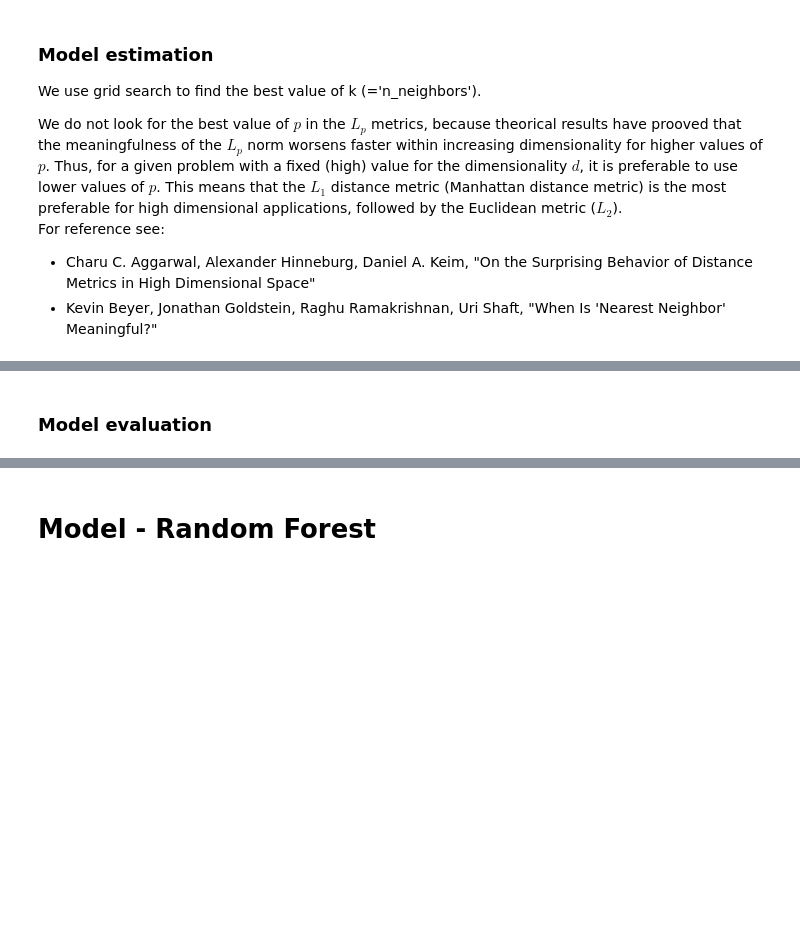
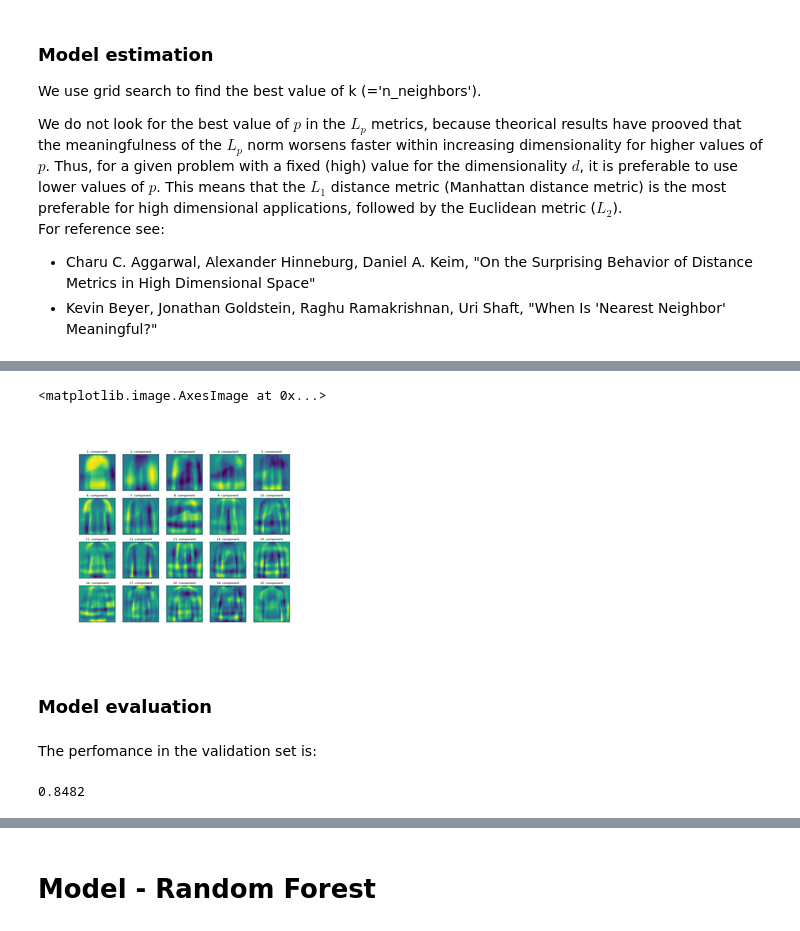
Before and after one commit to rmazzier/MLProjectDS-2020, a Jupyter notebook: All models.ipynb, the cells around one changed output, grey strips where cells are left out. Saved outputs shown, nothing was run; the diff lists cells and outputs as text; code cells hidden in the pictures; blank space fills up the shorter version.

```diff
--- a/All models.ipynb
+++ b/All models.ipynb
@@ -269,2 +418,16 @@ from sklearn.model_selection import StratifiedKFold
+# %%
+#load the figure
+img = mpimg.imread('first 20 PCs.png')
+plt.axis('off')
+plt.imshow(img,interpolation='spline36')
+# %% [output]
+<matplotlib.image.AxesImage at 0x...>
+[figure, added]
 # %% [markdown]
 ### Model evaluation
+# %% [markdown]
+The perfomance in the validation set is:
+# %%
+knn.score(x_valid_pca, y_valid.reshape(-1,1))
+# %% [output]
+0.8482
```
Also changed, not shown: parts of 65 cells of this notebook.
